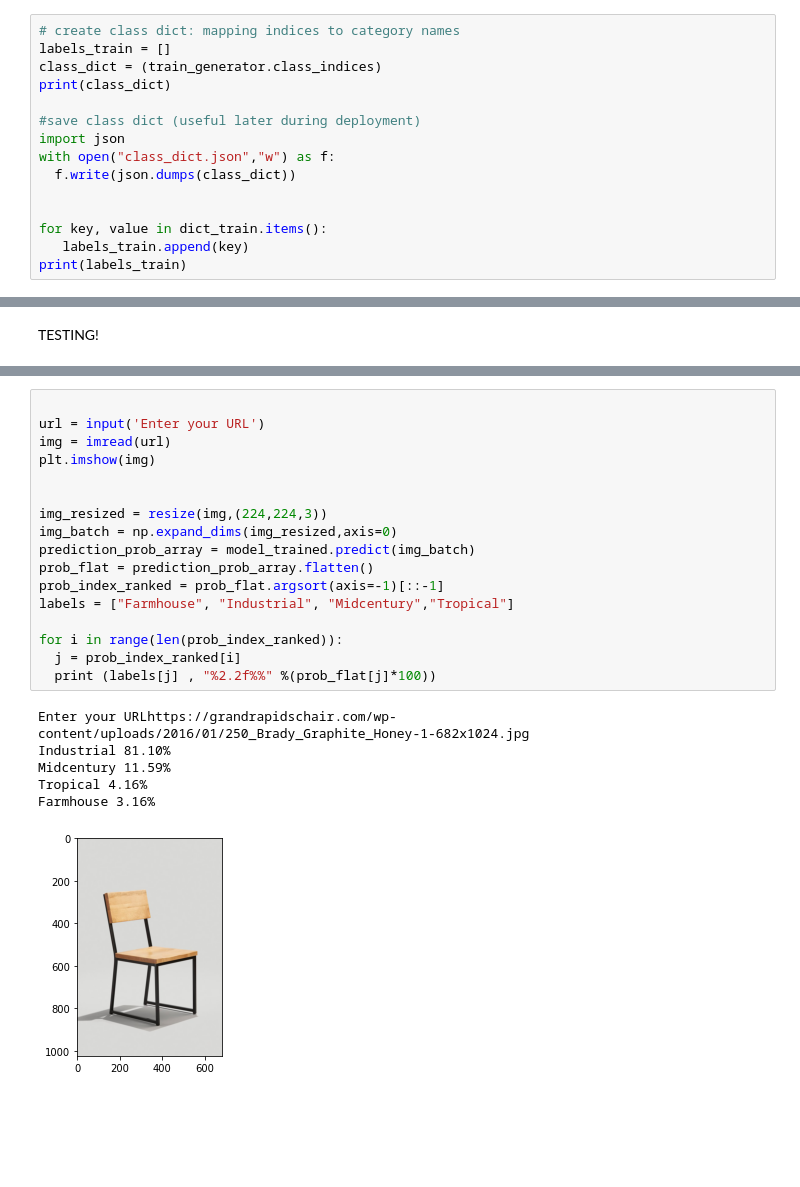
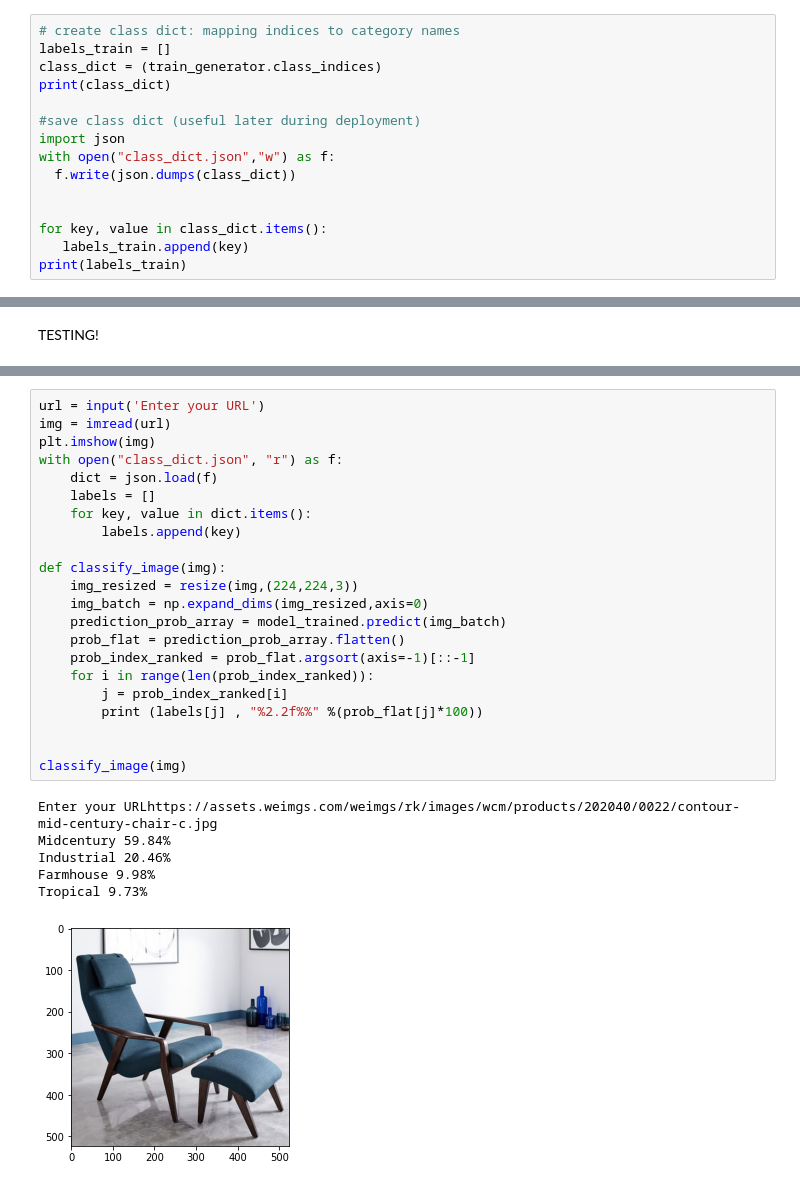
Before and after one commit to sid-thephysicskid/chair-style-classifier, a Jupyter notebook: Train_chair_style.ipynb, the cells around one changed output, grey strips where cells are left out. Saved outputs shown, nothing was run; the diff lists cells and outputs as text; blank space fills up the shorter version.

Commit message:
Added input data visuals ; predictions are now shown as % probability

```diff
--- a/Train_chair_style.ipynb
+++ b/Train_chair_style.ipynb
@@ -93,7 +93,7 @@ with open("class_dict.json","w") as f:
   f.write(json.dumps(class_dict))
 
 
-for key, value in dict_train.items():
+for key, value in class_dict.items():
    labels_train.append(key)
 print(labels_train)
 # %% [output]
@@ -490,24 +494,29 @@ model_trained = load_model('/content/drive/My Drive/DS_projects/chair_classifier
 # %%
-
 url = input('Enter your URL')
 img = imread(url)
 plt.imshow(img)
+with open("class_dict.json", "r") as f:
+    dict = json.load(f)
+    labels = []
+    for key, value in dict.items():
+        labels.append(key)
+
+def classify_image(img):
+    img_resized = resize(img,(224,224,3))
+    img_batch = np.expand_dims(img_resized,axis=0)
+    prediction_prob_array = model_trained.predict(img_batch)
+    prob_flat = prediction_prob_array.flatten()
+    prob_index_ranked = prob_flat.argsort(axis=-1)[::-1]
+    for i in range(len(prob_index_ranked)):
+        j = prob_index_ranked[i]
+        print (labels[j] , "%2.2f%%" %(prob_flat[j]*100))
 
 
-img_resized = resize(img,(224,224,3))
-img_batch = np.expand_dims(img_resized,axis=0)
-prediction_prob_array = model_trained.predict(img_batch)
-prob_flat = prediction_prob_array.flatten()
-prob_index_ranked = prob_flat.argsort(axis=-1)[::-1]
-labels = ["Farmhouse", "Industrial", "Midcentury","Tropical"]
-
-for i in range(len(prob_index_ranked)):
-  j = prob_index_ranked[i]
-  print (labels[j] , "%2.2f%%" %(prob_flat[j]*100))
+classify_image(img)
 # %% [output]
-Enter your URLhttps://grandrapidschair.com/wp-content/uploads/2016/01/250_Brady_Graphite_Honey-1-682x1024.jpg
-Industrial 81.10%
-Midcentury 11.59%
-Tropical 4.16%
-Farmhouse 3.16%
+Enter your URLhttps://assets.weimgs.com/weimgs/rk/images/wcm/products/202040/0022/contour-mid-century-chair-c.jpg
+Midcentury 59.84%
+Industrial 20.46%
+Farmhouse 9.98%
+Tropical 9.73%
-[figure, old version]
+[figure, new version]
```
Also changed, not shown: parts of 3 cells of this notebook.
